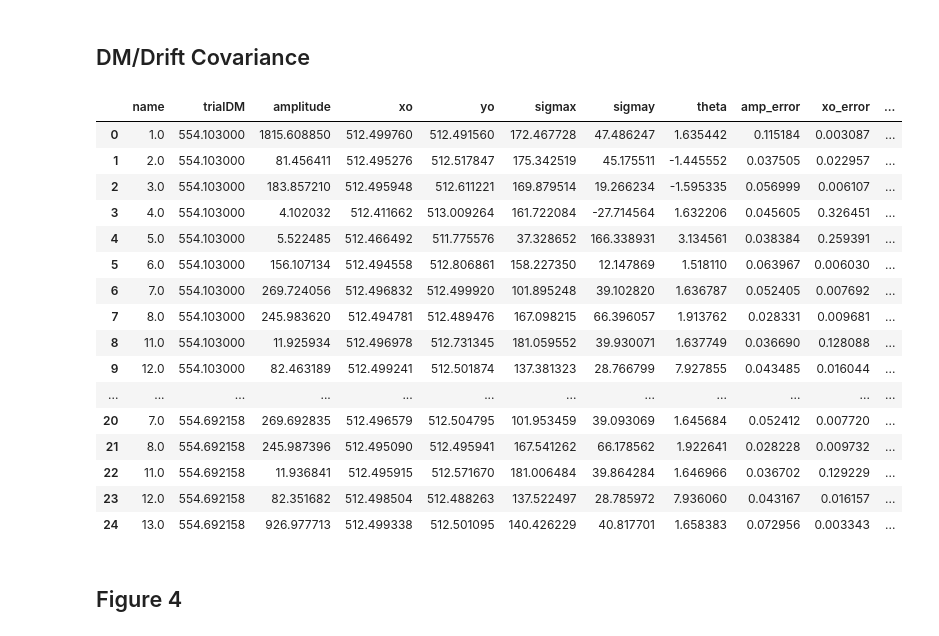
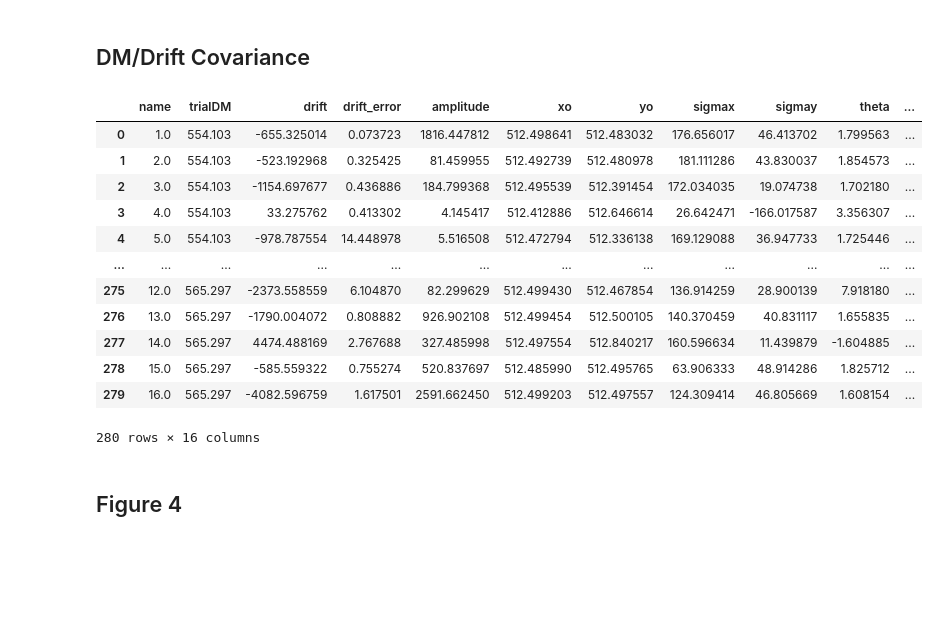
Before and after one commit to mef51/subdriftlaw, a Jupyter notebook: ProcessBursts.ipynb, the cells around one changed output. Saved outputs shown, nothing was run; the diff lists cells and outputs as text; code cells hidden in the pictures; blank space fills up the shorter version.

```diff
--- a/ProcessBursts.ipynb
+++ b/ProcessBursts.ipynb
@@ -90,23 +90,27 @@ def fitgaussiannlsq(data, sigma=0):
     popt, pcov = scipy.optimize.curve_fit(twoD_Gaussian, (x, y), data.ravel(), p0=params, sigma=sigma, absolute_sigma=True)
     return popt, pcov
 
-def dedisperse(intensity, DM, nu_high, chan_width, timestep):
-    """
-    TODO: this is wrong, replace with frb180916 `dedisperse' code
-    DM: pc/cm^3
-    nu_high: MHz
-    chan_width: MHz
-    timestep: ms
-    """
+def dedisperse(intensity, DM, nu_low, df_mhz, dt_ms, cshift=0):
     dedispersed = np.copy(intensity)
 
     shifts = [0 for i in range(0, len(intensity))]
+    high_ref_freq = nu_low + len(dedispersed)*df_mhz
+    low_ref_freq  = nu_low
+    #k_dm = 4.1488064239e6 # kulkarni
+    k_dm = 4.14937759336e6 # pulsar community
+    for i, row in enumerate(dedispersed): # i == 0 corresponds to bottom of the band
+        nu_i = nu_low + i*df_mhz
+        # High frequency anchor
+        deltat = - k_dm * (nu_i**-2 - high_ref_freq**-2) * DM
 
-    for i, row in enumerate(dedispersed):
-        nu_low = nu_high - i*chan_width
-        deltat = 4.14937759336e6 * (nu_low**-2 - nu_high**-2) * DM
-        channelshift = -int(round(deltat/timestep))
+        # Low frequency anchor
+        #deltat = 4.14937759336e6 * (low_ref_freq**-2 - nu_i**-2) * DM
+
+        channelshift = int(round(deltat/dt_ms))
         dedispersed[i] = np.roll(dedispersed[i], channelshift)
+
+    # optionally center view
+    dedispersed = np.roll(dedispersed, cshift, axis=1)
 
     return dedispersed
 
@@ -132,7 +136,7 @@ drifts       = []
 autocorrs    = []
 auto_sigmas  = []
 red_chisqs   = []
-if os.path.exists(parameterfile):# and False:
+if os.path.exists(parameterfile) and False:
     popts = pd.read_csv(parameterfile, index_col=0)[['amplitude', 'xo', 'yo', 'sigmax', 'sigmay', 'theta']]
     perrs = pd.read_csv(parameterfile, index_col=0)[['amp_error', 'xo_error', 'yo_error', 'sigmax_error', 'sigmay_error', 'angle_error']]
 else:
@@ -164,7 +168,8 @@ centerDM = 559.7 # pc/cm^3
 leftDM = centerDM*0.99, centerDM*1.01 # "any bona fide dispersion measure variations are at the <= 1% level" - Michilli et al. 2018
 trialDMs = np.linspace(centerDM*0.99, centerDM*1.01, num=20)
 DMcovariancedata = []
-trialDMs = [centerDM]
+popt_custom = []
+#trialDMs = [centerDM]
 
 for trialDM in trialDMs:
     ploti = itertools.count(start=1, step=1)
@@ -235,7 +240,7 @@ for trialDM in trialDMs:
         #### 2. find autocorrelation
         burstwindow = intensity[:,edge:edge+frequencymax]
         ddm = trialDM - centerDM
-        burstwindow = dedisperse(burstwindow, ddm, (4100.78125 + 1.5625*burstwindow.shape[0]), 1.5625, 0.01024)
+        burstwindow = dedisperse(burstwindow, ddm, 4100.78125, 1.5625, 0.01024)
 
         # print("finding auto-correlation...")
         #corr = signal.correlate2d(burstwindow, burstwindow, mode='full')
@@ -344,7 +349,8 @@ for trialDM in trialDMs:
         plt.xticks(fontsize=fontsize)
         plt.yticks(fontsize=fontsize)
 
-        plt.contour(fitmap2, [popt[0]/4, popt[0]*0.9], colors='w', alpha=0.5, origin='lower', extent=corrextents)
+        if popt[0] > 0:
+            plt.contour(fitmap2, [popt[0]/4, popt[0]*0.9], colors='w', alpha=0.5, origin='lower', extent=corrextents)
 
         if burst == 2:
             burst2data['corr'] = corr
@@ -369,26 +389,22 @@ for trialDM in trialDMs:
 # %%
 DMcovariancedata
 datadump = pd.DataFrame(DMcovariancedata, columns=['name', 'trialDM', 'drift', 'drift_error', 'amplitude', 'xo', 'yo', 'sigmax', 'sigmay', 'theta', 'amp_error', 'xo_error', 'yo_error', 'sigmax_error', 'sigmay_error', 'angle_error'])
-# datadump.to_csv('frb121102_dmcovariance.csv')
+datadump.to_csv('frb121102_dmcovariance.csv')
 datadump
 # %% [output]
-|  | name | trialDM | amplitude | xo | yo | sigmax | sigmay | theta | amp_error | xo_error | ... |
-| 0 | 1.0 | 554.103000 | 1815.608850 | 512.499760 | 512.491560 | 172.467728 | 47.486247 | 1.635442 | 0.115184 | 0.003087 | ... |
-| 1 | 2.0 | 554.103000 | 81.456411 | 512.495276 | 512.517847 | 175.342519 | 45.175511 | -1.445552 | 0.037505 | 0.022957 | ... |
-| 2 | 3.0 | 554.103000 | 183.857210 | 512.495948 | 512.611221 | 169.879514 | 19.266234 | -1.595335 | 0.056999 | 0.006107 | ... |
-| 3 | 4.0 | 554.103000 | 4.102032 | 512.411662 | 513.009264 | 161.722084 | -27.714564 | 1.632206 | 0.045605 | 0.326451 | ... |
-| 4 | 5.0 | 554.103000 | 5.522485 | 512.466492 | 511.775576 | 37.328652 | 166.338931 | 3.134561 | 0.038384 | 0.259391 | ... |
-| 5 | 6.0 | 554.103000 | 156.107134 | 512.494558 | 512.806861 | 158.227350 | 12.147869 | 1.518110 | 0.063967 | 0.006030 | ... |
-| 6 | 7.0 | 554.103000 | 269.724056 | 512.496832 | 512.499920 | 101.895248 | 39.102820 | 1.636787 | 0.052405 | 0.007692 | ... |
-| 7 | 8.0 | 554.103000 | 245.983620 | 512.494781 | 512.489476 | 167.098215 | 66.396057 | 1.913762 | 0.028331 | 0.009681 | ... |
-| 8 | 11.0 | 554.103000 | 11.925934 | 512.496978 | 512.731345 | 181.059552 | 39.930071 | 1.637749 | 0.036690 | 0.128088 | ... |
-| 9 | 12.0 | 554.103000 | 82.463189 | 512.499241 | 512.501874 | 137.381323 | 28.766799 | 7.927855 | 0.043485 | 0.016044 | ... |
+|  | name | trialDM | drift | drift_error | amplitude | xo | yo | sigmax | sigmay | theta | ... |
+| 0 | 1.0 | 554.103 | -655.325014 | 0.073723 | 1816.447812 | 512.498641 | 512.483032 | 176.656017 | 46.413702 | 1.799563 | ... |
+| 1 | 2.0 | 554.103 | -523.192968 | 0.325425 | 81.459955 | 512.492739 | 512.480978 | 181.111286 | 43.830037 | 1.854573 | ... |
+| 2 | 3.0 | 554.103 | -1154.697677 | 0.436886 | 184.799368 | 512.495539 | 512.391454 | 172.034035 | 19.074738 | 1.702180 | ... |
+| 3 | 4.0 | 554.103 | 33.275762 | 0.413302 | 4.145417 | 512.412886 | 512.646614 | 26.642471 | -166.017587 | 3.356307 | ... |
+| 4 | 5.0 | 554.103 | -978.787554 | 14.448978 | 5.516508 | 512.472794 | 512.336138 | 169.129088 | 36.947733 | 1.725446 | ... |
 | ... | ... | ... | ... | ... | ... | ... | ... | ... | ... | ... | ... |
-| 20 | 7.0 | 554.692158 | 269.692835 | 512.496579 | 512.504795 | 101.953459 | 39.093069 | 1.645684 | 0.052412 | 0.007720 | ... |
-| 21 | 8.0 | 554.692158 | 245.987396 | 512.495090 | 512.495941 | 167.541262 | 66.178562 | 1.922641 | 0.028228 | 0.009732 | ... |
-| 22 | 11.0 | 554.692158 | 11.936841 | 512.495915 | 512.571670 | 181.006484 | 39.864284 | 1.646966 | 0.036702 | 0.129229 | ... |
-| 23 | 12.0 | 554.692158 | 82.351682 | 512.498504 | 512.488263 | 137.522497 | 28.785972 | 7.936060 | 0.043167 | 0.016157 | ... |
-| 24 | 13.0 | 554.692158 | 926.977713 | 512.499338 | 512.501095 | 140.426229 | 40.817701 | 1.658383 | 0.072956 | 0.003343 | ... |
+| 275 | 12.0 | 565.297 | -2373.558559 | 6.104870 | 82.299629 | 512.499430 | 512.467854 | 136.914259 | 28.900139 | 7.918180 | ... |
+| 276 | 13.0 | 565.297 | -1790.004072 | 0.808882 | 926.902108 | 512.499454 | 512.500105 | 140.370459 | 40.831117 | 1.655835 | ... |
+| 277 | 14.0 | 565.297 | 4474.488169 | 2.767688 | 327.485998 | 512.497554 | 512.840217 | 160.596634 | 11.439879 | -1.604885 | ... |
+| 278 | 15.0 | 565.297 | -585.559322 | 0.755274 | 520.837697 | 512.485990 | 512.495765 | 63.906333 | 48.914286 | 1.825712 | ... |
+| 279 | 16.0 | 565.297 | -4082.596759 | 1.617501 | 2591.662450 | 512.499203 | 512.497557 | 124.309414 | 46.805669 | 1.608154 | ... |
+280 rows × 16 columns
 # %% [markdown]
 ## Figure 4
 # %%
```
Also changed, not shown: parts of 1 cell of this notebook, 51 other files.
